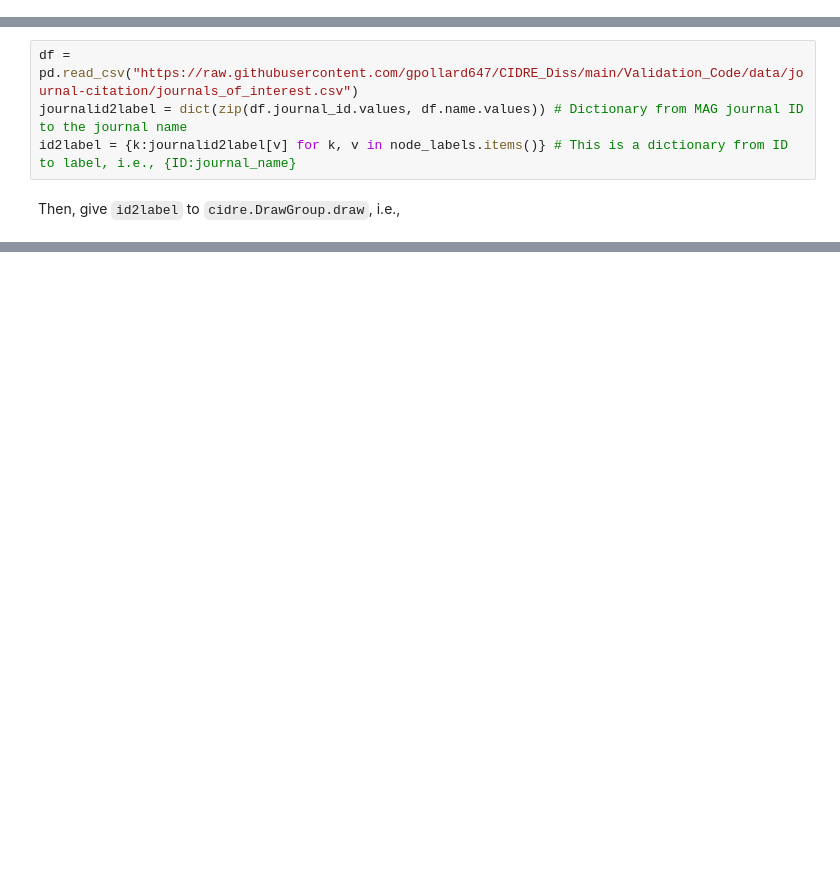
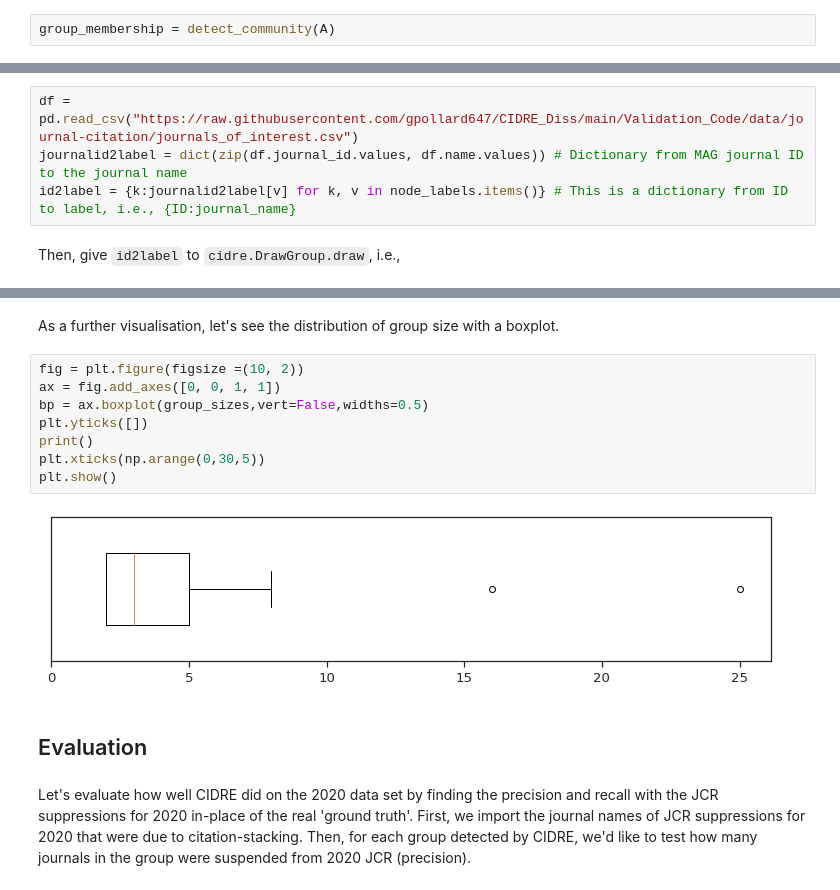
Before and after one commit to gpollard647/CIDRE_Diss, a Jupyter notebook: Validation_Code/Validation Examples/Reproduce_Experiments.ipynb, the cells around one changed output, grey strips where cells are left out. Saved outputs shown, nothing was run; the diff lists cells and outputs as text; blank space fills up the shorter version.

```diff
--- a/Validation_Code/Validation Examples/Reproduce_Experiments.ipynb
+++ b/Validation_Code/Validation Examples/Reproduce_Experiments.ipynb
@@ -117,0 +150,2 @@ We detect the anomalous groups in the network with CIDRE:
+# %%
+group_membership = detect_community(A)
@@ -176,0 +227,16 @@ for i in range(3):
+# %% [markdown]
+As a further visualisation, let's see the distribution of group size with a boxplot.
+# %%
+fig = plt.figure(figsize =(10, 2))
+ax = fig.add_axes([0, 0, 1, 1])
+bp = ax.boxplot(group_sizes,vert=False,widths=0.5)
+plt.yticks([])
+print()
+plt.xticks(np.arange(0,30,5))
+plt.show()
+# %% [output]
+[figure, added]
+# %% [markdown]
+## Evaluation
+# %% [markdown]
+Let's evaluate how well CIDRE did on the 2020 data set by finding the precision and recall with the JCR suppressions for 2020 in-place of the real 'ground truth'. First, we import the journal names of JCR suppressions for 2020 that were due to citation-stacking. Then, for each group detected by CIDRE, we'd like to test how many journals in the group were suspended from 2020 JCR (precision).
```
Also changed, not shown: parts of 18 cells of this notebook.
